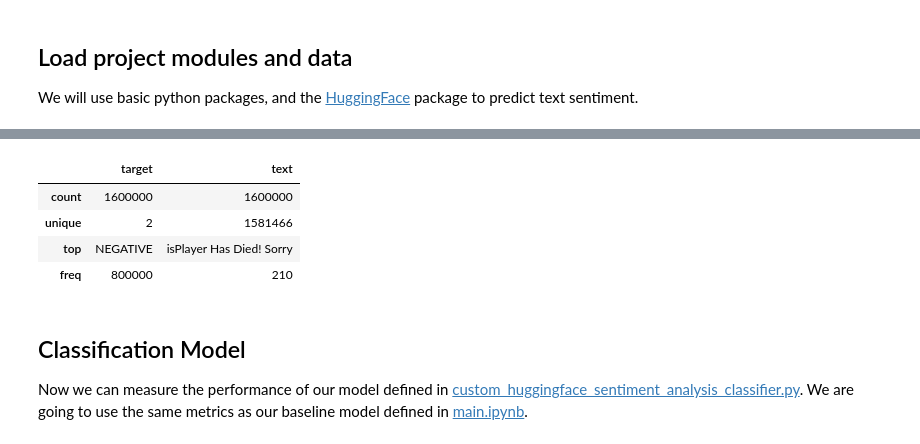
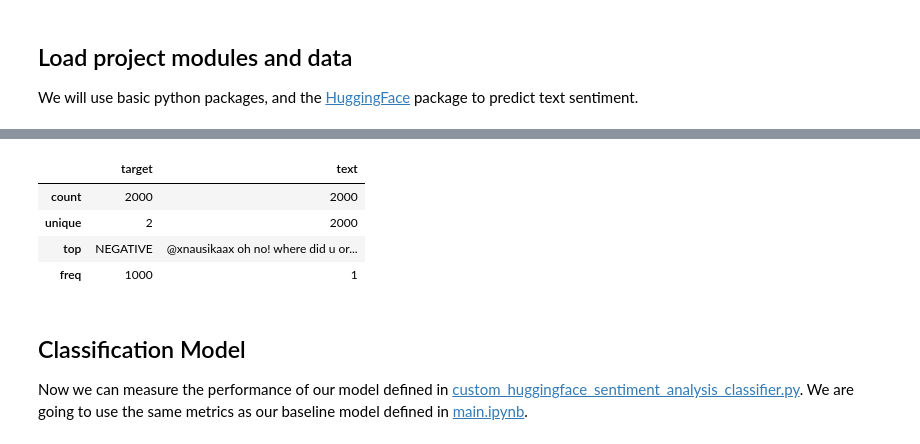
Before and after one commit to fleuryc/OC_AI-Engineer_P7_Detect-bad-buzz-with-deep-learning, a Jupyter notebook: notebooks/huggingface_sentiment_analysis.ipynb, the cells around one changed output, grey strips where cells are left out. Cells and saved outputs as stored; diff of their text form; code cells hidden in the pictures.

```diff
--- a/notebooks/huggingface_sentiment_analysis.ipynb
+++ b/notebooks/huggingface_sentiment_analysis.ipynb
@@ -23,6 +23,10 @@ if src_path not in sys.path:
 
 import data.helpers as data_helpers
 import visualization.helpers as viz_helpers
+
+
+# Sample data for development
+TEXT_SAMPLE_SIZE = 2000  # <= 0 for all
 # %%
 
 # Download and unzip CSV files
@@ -34,35 +42,39 @@ Data files already downloaded.
 # %%
 # Load data from CSV
 df = pd.read_csv(
     os.path.join(
         "..", "data", "raw", "training.1600000.processed.noemoticon.csv"
     ),
     names=["target", "id", "date", "flag", "user", "text"],
 )
 
 # Reduce memory usage
 df = data_helpers.reduce_dataframe_memory_usage(df)
 
 # Drop useless columns
 df.drop(columns=["id", "date", "flag", "user"], inplace=True)
 
 # Replace target values with labels
 df.target.replace(
     {
         0: "NEGATIVE",
         2: "NEUTRAL",
         4: "POSITIVE",
     },
     inplace=True,
 )
 
+# Sample data
+if TEXT_SAMPLE_SIZE > 0:
+    df = data_helpers.balance_sample(df, "target", TEXT_SAMPLE_SIZE)
+
 df.describe()
 # %% [output]
 |  | target | text |
-| count | 1600000 | 1600000 |
-| unique | 2 | 1581466 |
-| top | NEGATIVE | isPlayer Has Died! Sorry |
-| freq | 800000 | 210 |
+| count | 2000 | 2000 |
+| unique | 2 | 2000 |
+| top | NEGATIVE | @xnausikaax oh no! where did u or... |
+| freq | 1000 | 1 |
 # %% [markdown]
 ## Classification Model
 
```
Also changed, not shown: parts of 10 cells of this notebook.
